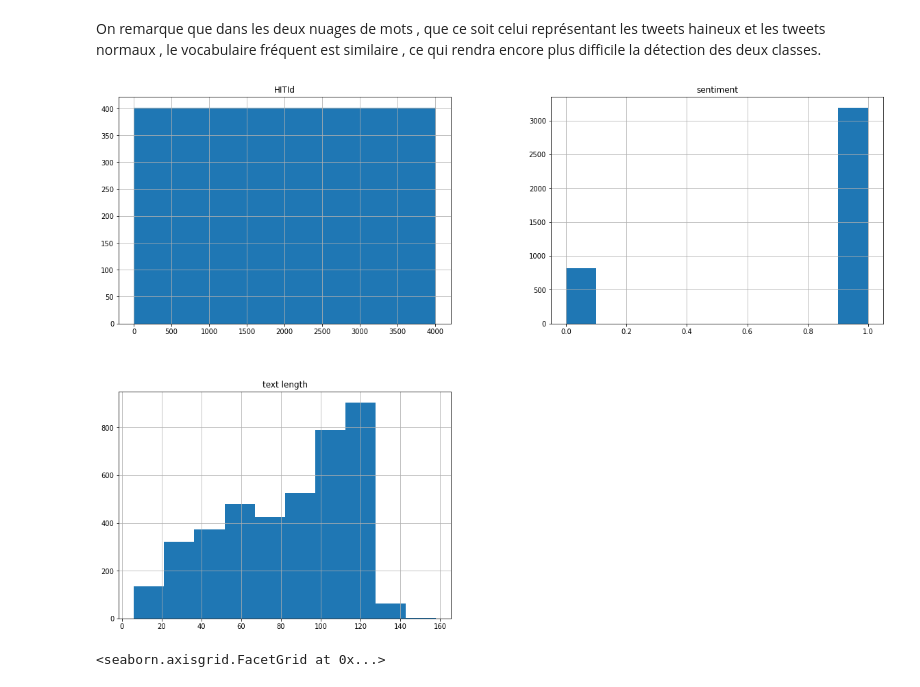
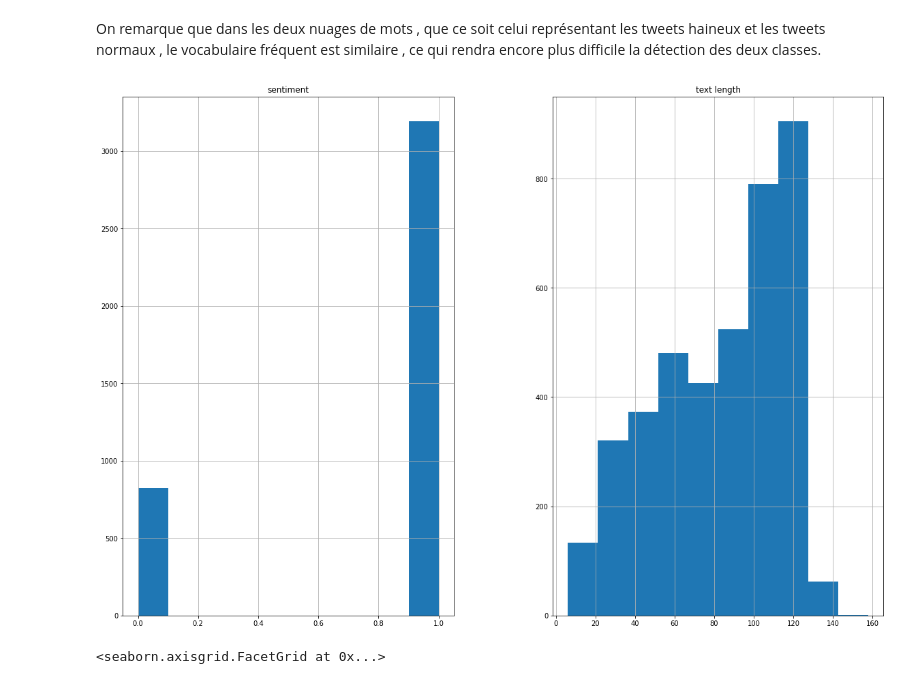
Before and after one commit to imenemes/IA-DETECTION-HAINE-, a Jupyter notebook: data_fr_exploration.ipynb, the cells around one changed output. Cells and saved outputs as stored; diff of their text form; code cells hidden in the pictures.

```diff
--- a/data_fr_exploration.ipynb
+++ b/data_fr_exploration.ipynb
@@ -225,9 +225,9 @@ Tweets Haineux
 # %% [markdown]
 On remarque que dans les deux nuages de mots , que ce soit celui représentant les tweets haineux et les tweets normaux , le vocabulaire fréquent est similaire , ce qui rendra encore plus difficile la détection des deux classes.
 # %%
-_ = data_hate.hist(figsize=(20, 14))
+_ = data_hate.hist(column=['sentiment', 'text length'], figsize=(20, 14) )
 # %% [output]
-[figure, old version]
+[figure, new version]
 # %%
 #Visualisation du text lenght à l'aide d'histogrammes
 #FacetGrid - Grille multi-plot pour visualiser des relations conditionnelles
```
Also changed, not shown: parts of 3 cells of this notebook.
